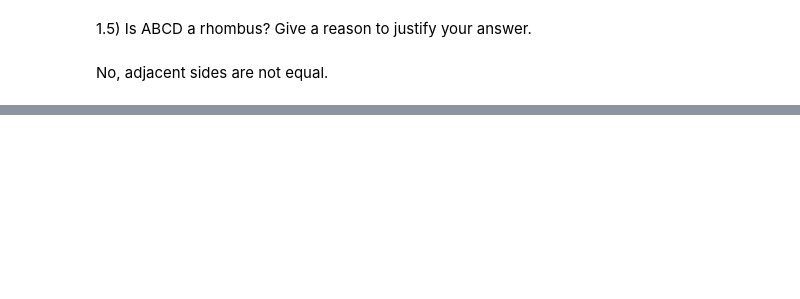
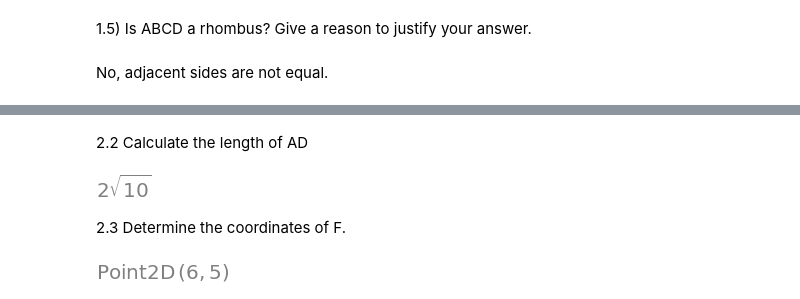
Before and after one commit to aaronrocha/Geometry_Jupyter_notebooks, a Jupyter notebook: ProvingQuadrilaterals.ipynb, the cells around one changed output, grey strips where cells are left out. Cells and saved outputs as stored; diff of their text form; code cells hidden in the pictures; blank space fills up the shorter version.

```diff
--- a/ProvingQuadrilaterals.ipynb
+++ b/ProvingQuadrilaterals.ipynb
@@ -117,0 +140,8 @@ A.distance(D) == C.distance(D)
+# %% [markdown]
+2.2  Calculate the length of AD
+# %%
+AD_distance = A.distance(D);AD_distance
+# %% [output]
+[figure, added]
+# %% [markdown]
+2.3  Determine the coordinates of F.
@@ -117,0 +150,4 @@ A.distance(D) == C.distance(D)
+# %%
+F = midpoint_AB.midpoint;F
+# %% [output]
+[figure, added]
```
Also changed, not shown: parts of 54 cells of this notebook.
